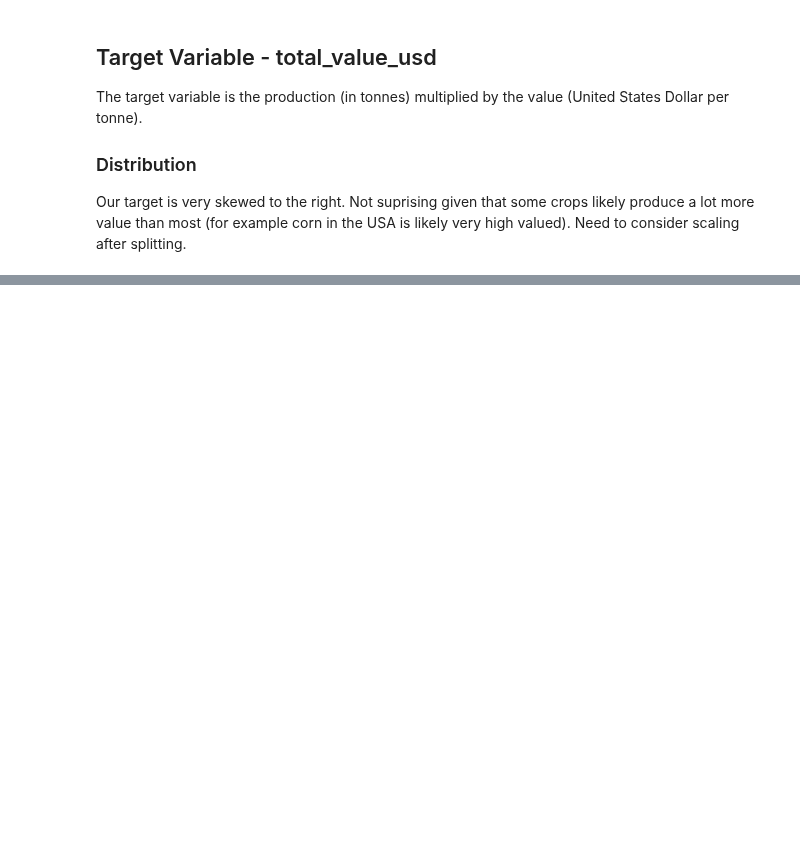
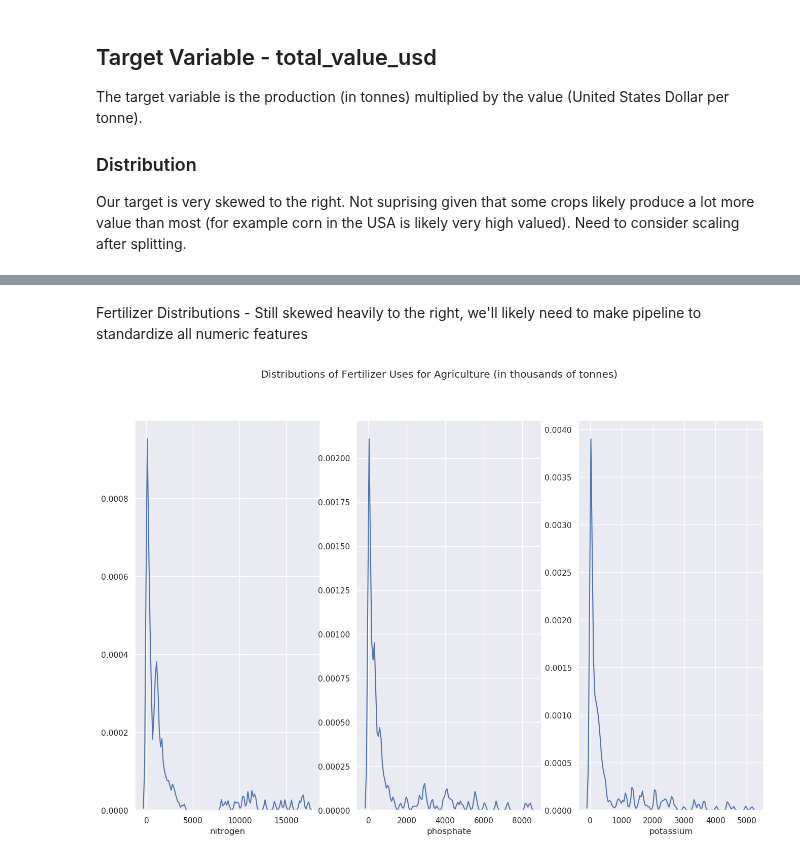
Before and after one commit to hunterblum/CloudFinal-Team1, a Jupyter notebook: Cloud_Team1.ipynb, the cells around one changed output, grey strips where cells are left out. Saved outputs shown, nothing was run; the diff lists cells and outputs as text; code cells hidden in the pictures; blank space fills up the shorter version.

Commit message:
Target and Numeric EDA

```diff
--- a/Cloud_Team1.ipynb
+++ b/Cloud_Team1.ipynb
@@ -175,0 +180,15 @@ plt.show()
+# %% [markdown]
+Fertilizer Distributions -
+Still skewed heavily to the right, we'll likely need to make pipeline to standardize all numeric features
+# %%
+fig, axes = plt.subplots(1,3, figsize=(16,10))
+
+fig.suptitle("Distributions of Fertilizer Uses for Agriculture (in thousands of tonnes)")
+
+sns.distplot(ax = axes[0], a = df['nitrogen']/1_000, hist = False, kde = True, rug = False)
+sns.distplot(ax = axes[1], a = df['phosphate']/1_000, hist = False, kde = True, rug = False)
+sns.distplot(ax = axes[2], a = df['potassium']/1_000, hist = False, kde = True, rug = False)
+
+plt.show()
+# %% [output]
+[figure, added]
```
Also changed, not shown: parts of 8 cells of this notebook.
